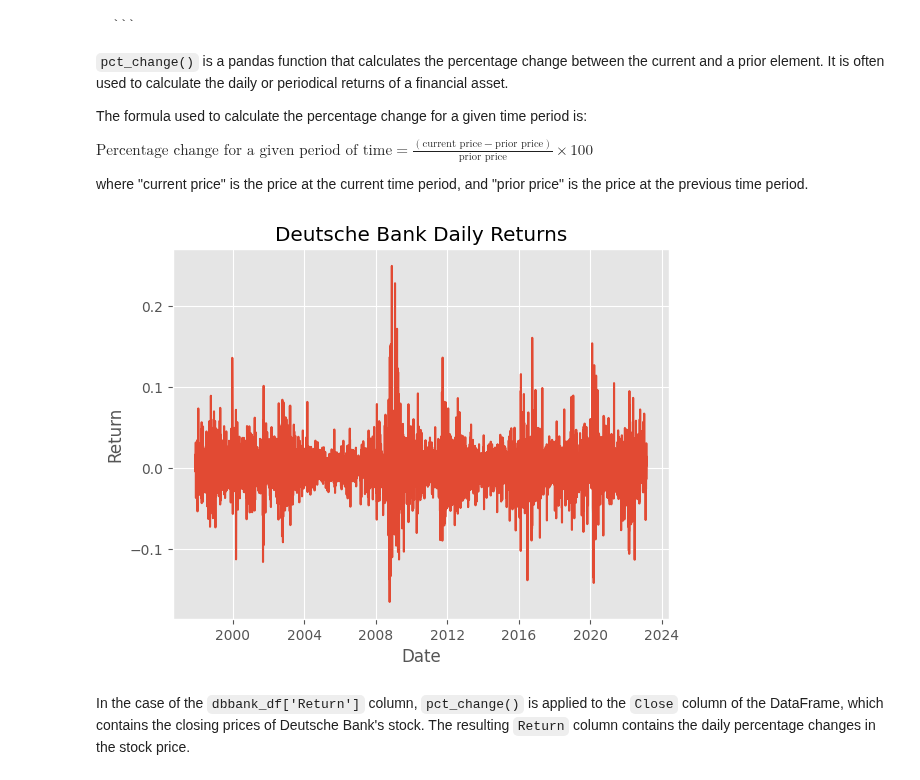
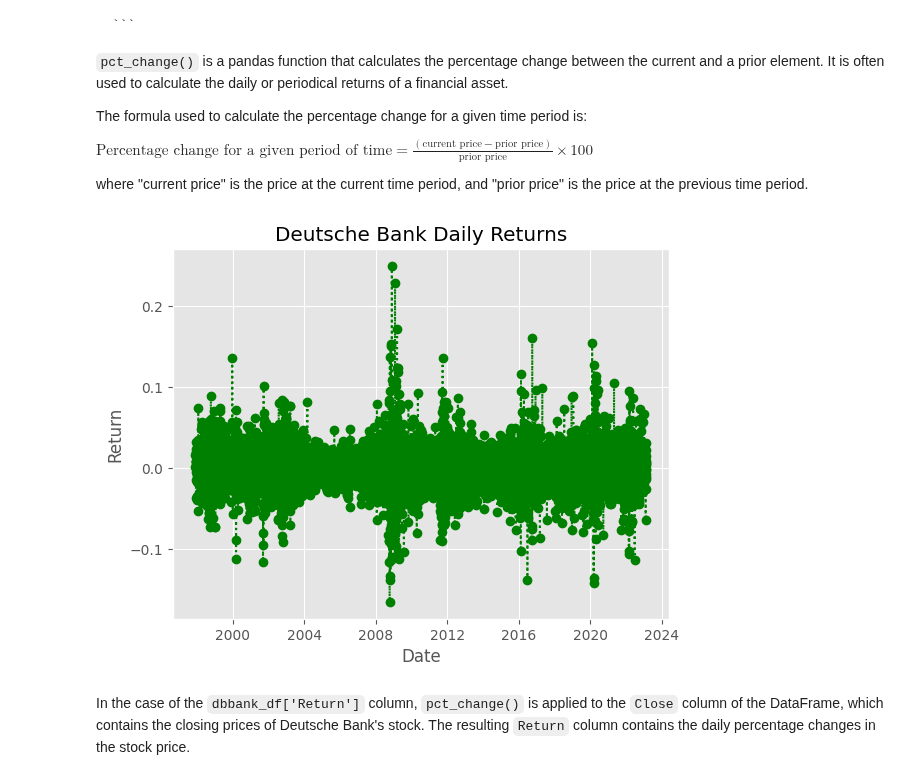
Before and after one commit to arunp77/Python-programming, a Jupyter notebook: Python-fundamental/Exploretory data analysis on risk factors involved in investment by Deutch Bank.ipynb, the cells around one changed output. Saved outputs shown, nothing was run; the diff lists cells and outputs as text; code cells hidden in the pictures.

```diff
--- a/Python-fundamental/Exploretory data analysis on risk factors involved in investment by Deutch Bank.ipynb
+++ b/Python-fundamental/Exploretory data analysis on risk factors involved in investment by Deutch Bank.ipynb
@@ -771,14 +771,14 @@ where "current price" is the price at the current time period, and "prior price"
 # %%
 # calculate daily returns
 dbbank_df['Return'] = dbbank_df['Close'].pct_change()
 # plot the returns over time
-plt.plot(dbbank_df['Date'], dbbank_df['Return'])
+plt.plot(dbbank_df['Date'], dbbank_df['Return'], 'go:')
 plt.title('Deutsche Bank Daily Returns')
 plt.xlabel('Date')
 plt.ylabel('Return')
 plt.show()
 # %% [output]
-[figure, old version]
+[figure, new version]
 # %% [markdown]
 In the case of the `dbbank_df['Return']` column, `pct_change()` is applied to the `Close` column of the DataFrame, which contains the closing prices of Deutsche Bank's stock. The resulting `Return` column contains the daily percentage changes in the stock price.
 # %% [markdown]
```
Also changed, not shown: parts of 2 cells of this notebook.
